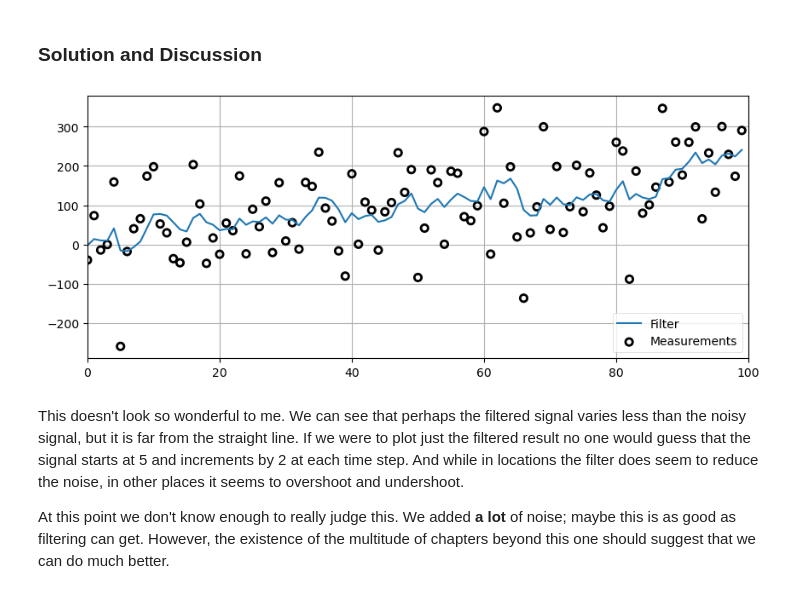
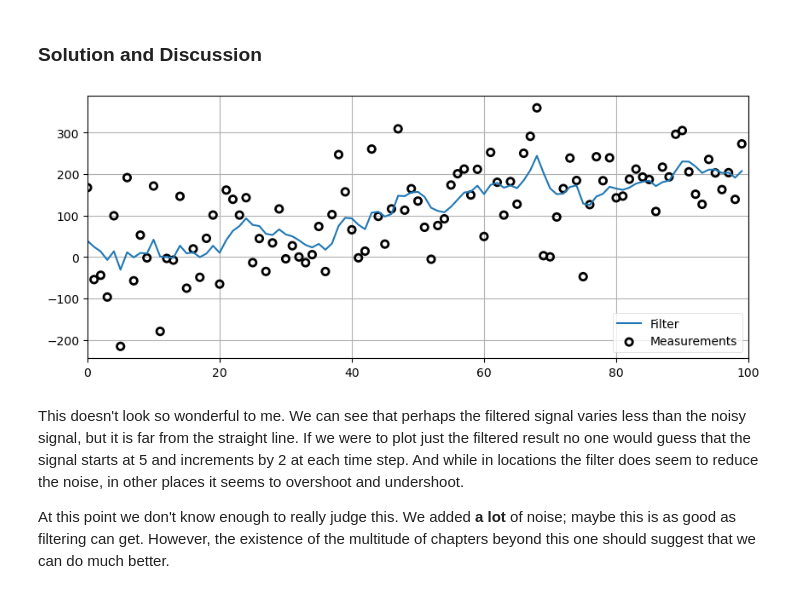
Before and after one commit to keane-k/Kalman-and-Bayesian-Filters-in-Python, a Jupyter notebook: 01-g-h-filter.ipynb, the cells around one changed output. Saved outputs shown, nothing was run; the diff lists cells and outputs as text; code cells hidden in the pictures.

```diff
--- a/01-g-h-filter.ipynb
+++ b/01-g-h-filter.ipynb
@@ -804,11 +899,12 @@ Rerun the same test, but this time use a noise factor of 100. Remove the initial
 # %% [markdown]
 ### Solution and Discussion
 # %%
+np.random.seed(1)
 zs = gen_data(x0=5., dx=2., count=100, noise_factor=100)
-data = g_h_filter(data=zs, x0=5., dx=2., g=0.2, h=0.02)
+data = g_h_filter(data=zs, x0=5., dx=2., g=0.2, h=0.02, dt=1.)
 plot_g_h_results(measurements=zs, filtered_data=data)
 # %% [output]
-[figure, old version]
+[figure, new version]
 # %% [markdown]
 This doesn't look so wonderful to me. We can see that perhaps the filtered signal varies less than the noisy signal, but it is far from the straight line. If we were to plot just the filtered result no one would guess that the signal starts at 5 and increments by 2 at each time step. And while in locations the filter does seem to reduce the noise, in other places it seems to overshoot and undershoot.
 
```
Also changed, not shown: parts of 39 cells of this notebook.
